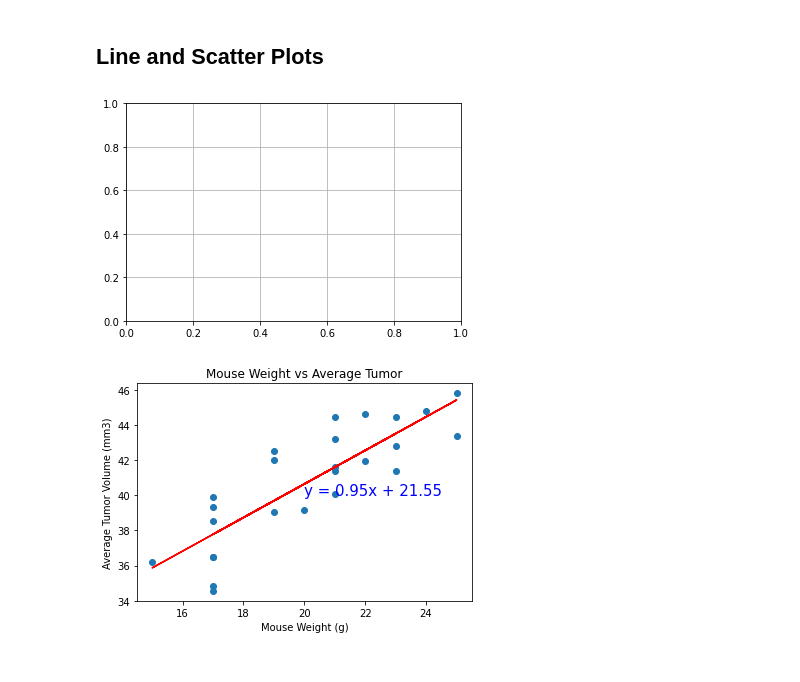
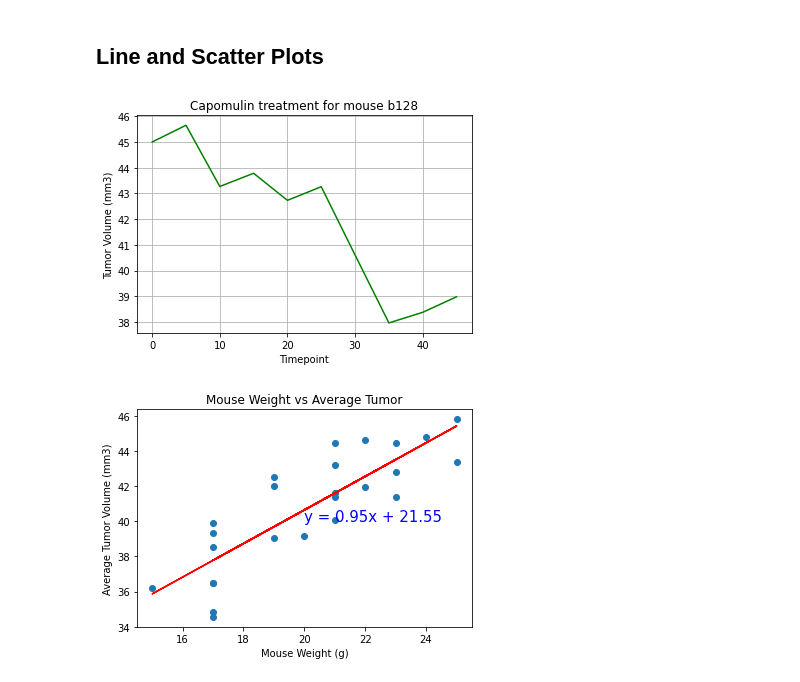
Before and after one commit to coolshams/matplotlib, a Jupyter notebook: Pymaceuticals/pymaceuticals_starter.ipynb, the cells around one changed output. Saved outputs shown, nothing was run; the diff lists cells and outputs as text; code cells hidden in the pictures.

Commit message:
line plot

```diff
--- a/Pymaceuticals/pymaceuticals_starter.ipynb
+++ b/Pymaceuticals/pymaceuticals_starter.ipynb
@@ -279,38 +279,29 @@ Calculate the quartiles and IQR and quantitatively determine if there are any po
 # %%
 # Generate a line plot of tumor volume vs. time point for a single mouse
 # treated with Capomulin
 
-#Create a df with mouse ID = s185 & Drug Regimen=Capomulin
-#Get the values for timepoint and tumor volume
+#Create a df with mouse ID = b128 & Drug Regimen=Capomulin
+cap_mouse=cleaned_mousedata.loc[(cleaned_mousedata['Drug Regimen']=="Capomulin")]
+#print(cap_mice)
+mouse_b128=cap_mice.loc[(cap_mice['Mouse ID']=="b128")]
+#print(mouse_b128)
 
-
-# Create the X and Y axis lists
-#mouse_ID = np.arange(0,10)
-
-#timepoint = [0, 5, 10, 15, 20, 25, 30, 35, 40, 45]
-#tumor_volume = [45, 30, 30, 25, 40, 45, 30, 20, 40, 40, 35, 35, 30]
+#Get the values for x and y parameters
+x=mouse_b128['Timepoint']
+y=mouse_b128['Tumor Volume (mm3)']
 
 # Plot the charts and apply some styling
-#tumorplot, = plt.plot(timepoint, tumor_volume, color="blue")
+tumorplot, = plt.plot(x, y, color="green")
 
 # Add labels to X and Y axes :: Add title
-#plt.title("Tumor Volume Over Timepoint")
-#plt.xlabel("Timepoint")
-#plt.ylabel("Tumor Volume")
-
-# Set the limits for the X and Y axes
-#plt.xlim(0,50)
-#plt.ylim(10,60)
-
-# Create a legend for the chart
-#plt.legend(handles=[timepoint, tumor_volume], loc="best")
+plt.title("Capomulin treatment for mouse b128")
+plt.xlabel("Timepoint")
+plt.ylabel("Tumor Volume (mm3)")
 
 # Add in a grid for the chart
 plt.grid()
-
-plt.show()
 # %% [output]
-[figure, old version]
+[figure, new version]
 # %%
 # Generate a scatter plot of average tumor volume vs. mouse weight
 # for all mice in the Capomulin regimen
```
